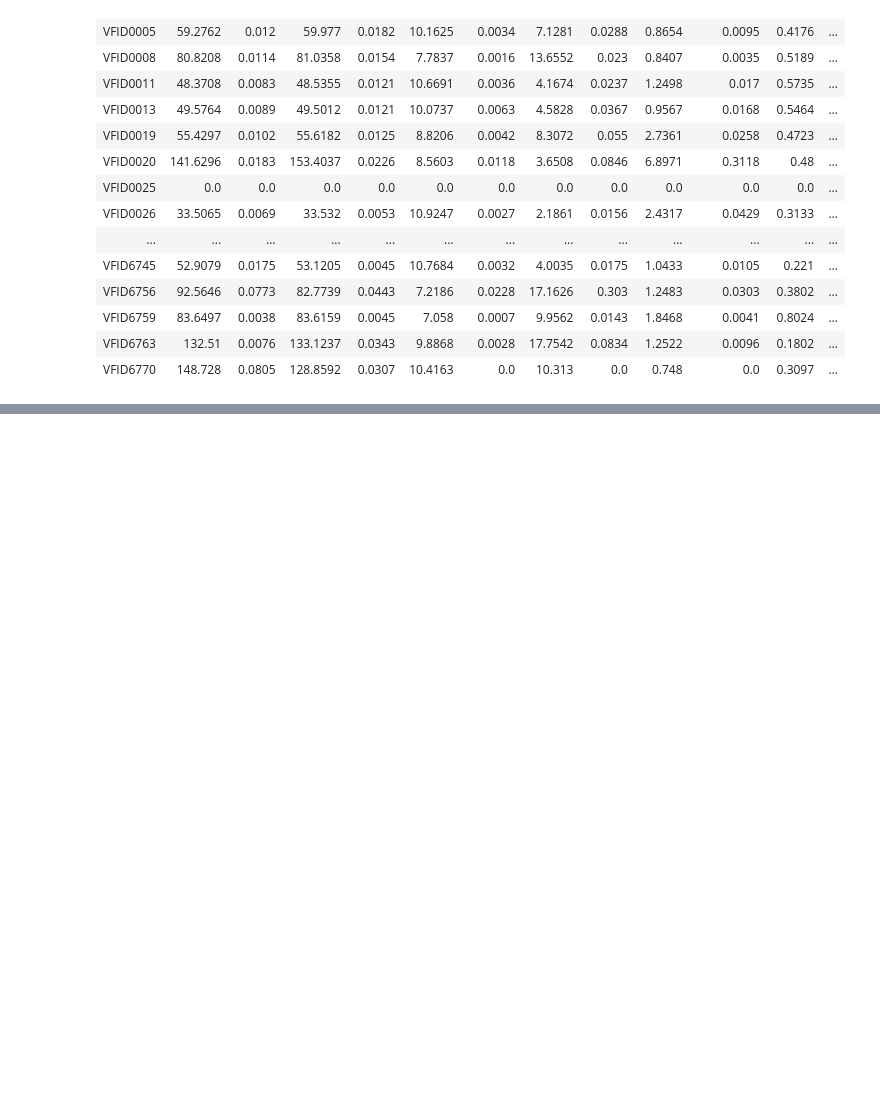
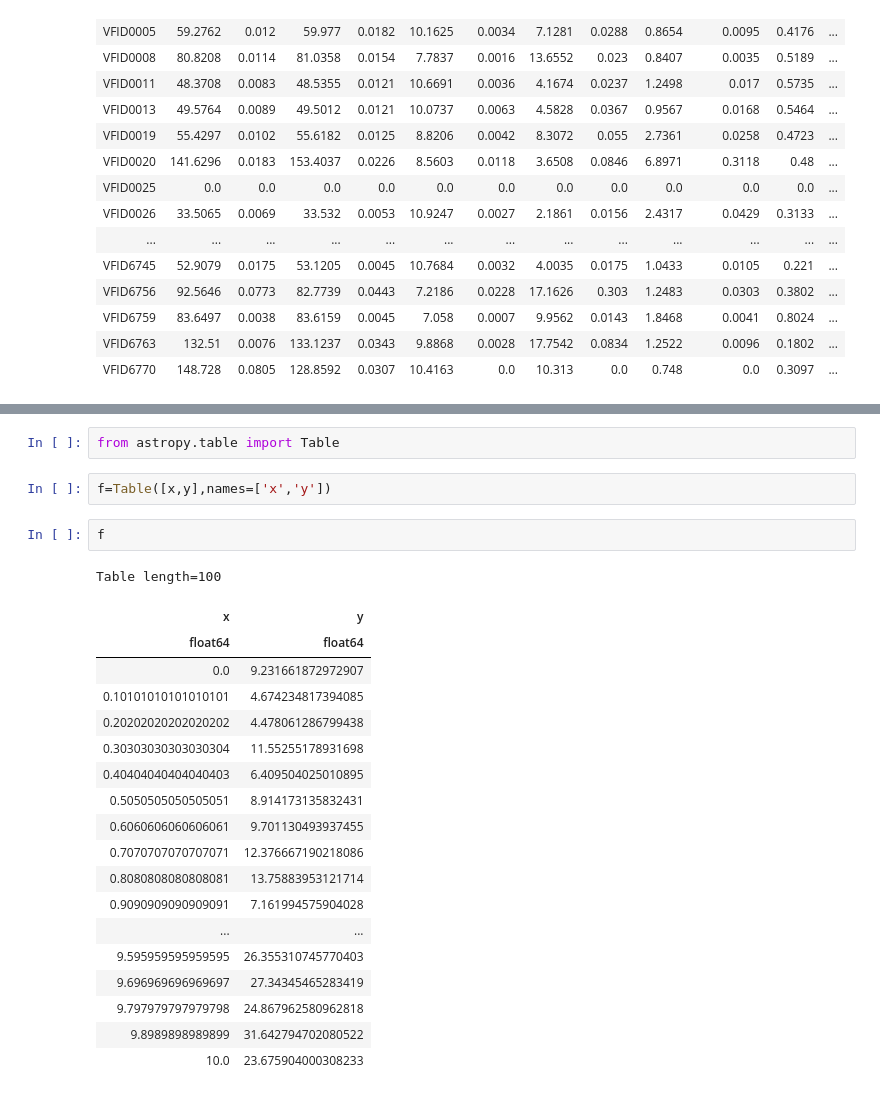
Before and after one commit to Kyssuber/research, a Jupyter notebook: data_analysis/virgowise_plots.ipynb, the cells around one changed output, grey strips where cells are left out. Drawn from its saved outputs; the diff is of its cells as text; blank space fills up the shorter version.

```diff
--- a/data_analysis/virgowise_plots.ipynb
+++ b/data_analysis/virgowise_plots.ipynb
@@ -480,0 +543,26 @@ vf.write(homedir+'/v2_snrcoadd.fits',overwrite=True)
+# %%
+from astropy.table import Table
+# %%
+f=Table([x,y],names=['x','y'])
+# %%
+f
+# %% [output]
+Table length=100
+| x | y |
+| float64 | float64 |
+| 0.0 | 9.231661872972907 |
+| 0.10101010101010101 | 4.674234817394085 |
+| 0.20202020202020202 | 4.478061286799438 |
+| 0.30303030303030304 | 11.55255178931698 |
+| 0.40404040404040403 | 6.409504025010895 |
+| 0.5050505050505051 | 8.914173135832431 |
+| 0.6060606060606061 | 9.701130493937455 |
+| 0.7070707070707071 | 12.376667190218086 |
+| 0.8080808080808081 | 13.75883953121714 |
+| 0.9090909090909091 | 7.161994575904028 |
+| ... | ... |
+| 9.595959595959595 | 26.355310745770403 |
+| 9.696969696969697 | 27.34345465283419 |
+| 9.797979797979798 | 24.867962580962818 |
+| 9.8989898989899 | 31.642794702080522 |
+| 10.0 | 23.675904000308233 |
```
Also changed, not shown: parts of 15 cells of this notebook, 3 other files.
